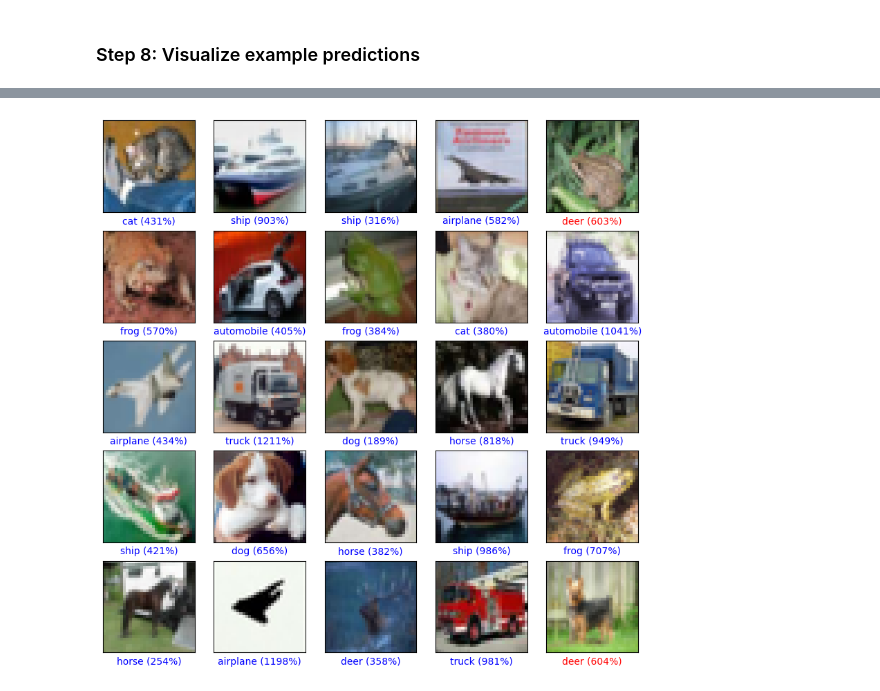
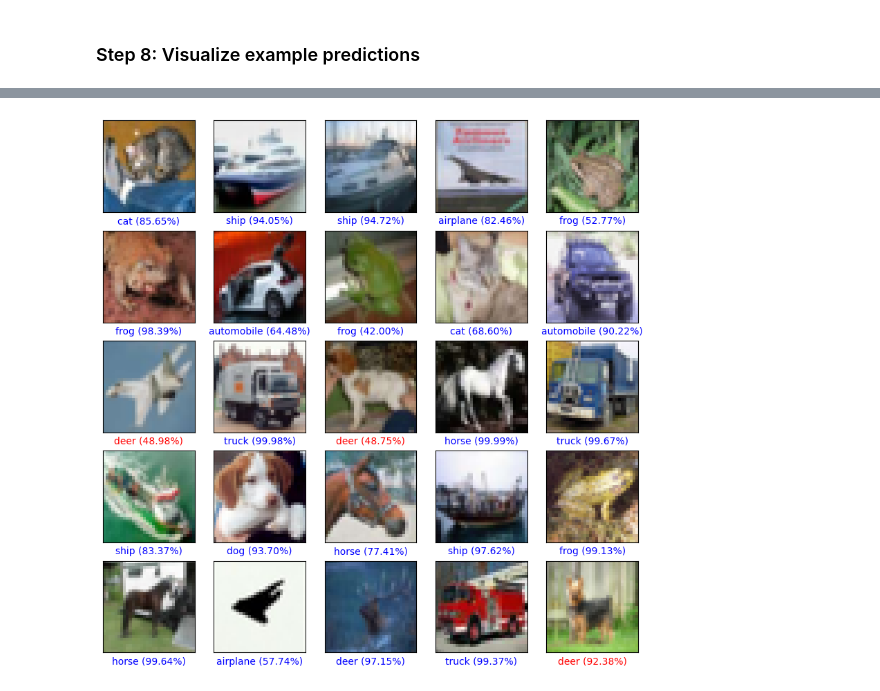
Before and after one commit to Kotadiyahenil/Machine-Learning, a Jupyter notebook: 09_Introduction To Deep Learning/Image-Classification-CIFAR-10-Dataset-In-built.ipynb, the cells around one changed output, grey strips where cells are left out. Drawn from its saved outputs; the diff is of its cells as text; code cells hidden in the pictures.

```diff
--- a/09_Introduction To Deep Learning/Image-Classification-CIFAR-10-Dataset-In-built.ipynb
+++ b/09_Introduction To Deep Learning/Image-Classification-CIFAR-10-Dataset-In-built.ipynb
@@ -146,12 +274,15 @@ plot_training_history(history)
 class_names = ['airplane', 'automobile', 'bird', 'cat', 'deer', 'dog', 'frog', 'horse', 'ship', 'truck']
 
 def plot_example_predictions():
+    # Get predictions and convert logits to probabilities
     predictions = model.predict(test_images)
+    predictions = tf.nn.softmax(predictions).numpy()  # Apply softmax to convert logits to probabilities
+
     num_rows, num_cols = 5, 5
     plt.figure(figsize=(10, 10))
     for i in range(num_rows * num_cols):
         plt.subplot(num_rows, num_cols, i + 1)
-        plt.grid (False)
+        plt.grid(False)
         plt.xticks([])
         plt.yticks([])
         plt.imshow(test_images[i], cmap=plt.cm.binary)
@@ -161,7 +292,7 @@ def plot_example_predictions():
             color = 'blue'
         else:
             color = 'red'
-        plt.xlabel(f"{class_names[predicted_label]} ({100 * np.max(predictions[i]):2.0f}%)", color=color)
+        plt.xlabel(f"{class_names[predicted_label]} ({100 * np.max(predictions[i]):.2f}%)", color=color)
 
 # Call the function to plot example predictions
 plot_example_predictions()
@@ -170 +301 @@ plot_example_predictions()
-[figure, old version]
+[figure, new version]
```
Also changed, not shown: parts of 12 cells of this notebook, 3 other files.
